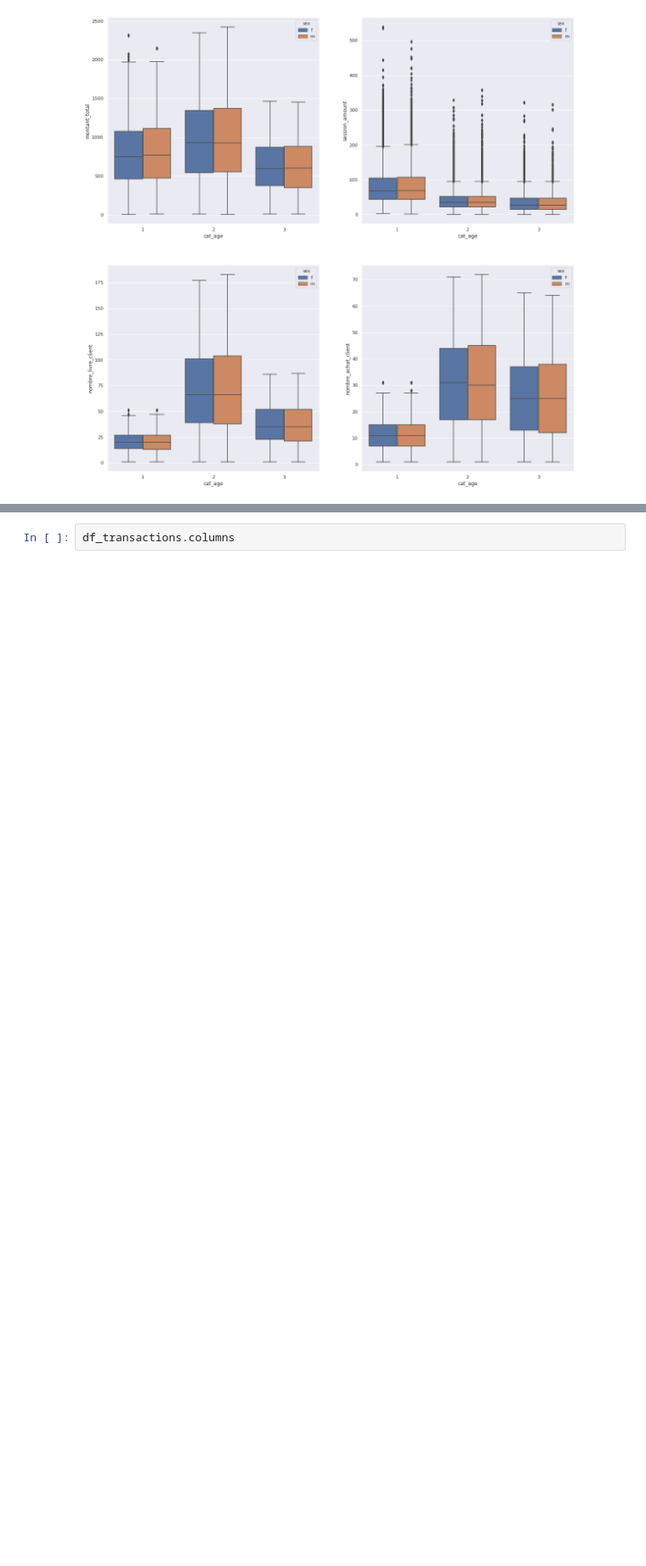
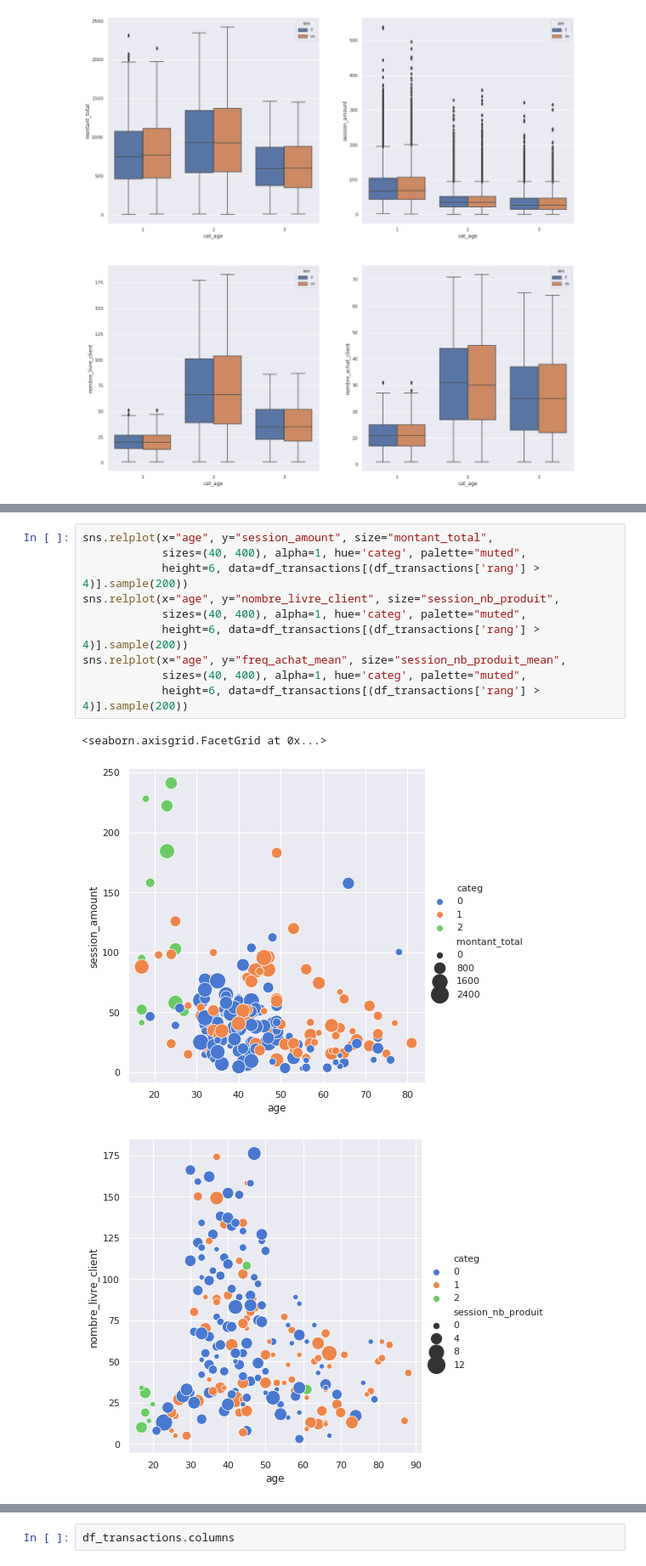
Before and after one commit to FranckDELRUE/OCR-Project-4-DAn, a Jupyter notebook: Project 4.ipynb, the cells around one changed output, grey strips where cells are left out. Shown at 85% size. Cells and saved outputs as stored; diff of their text form; blank space fills up the shorter version.

Commit message:
Analysis progress 40 % - New Figure

```diff
--- a/Project 4.ipynb
+++ b/Project 4.ipynb
@@ -1069,0 +1070,14 @@ Nous constatons que la catégorie d'age intermédiaire a une médiane la plus é
+# %%
+sns.relplot(x="age", y="session_amount", size="montant_total",
+            sizes=(40, 400), alpha=1, hue='categ', palette="muted",
+            height=6, data=df_transactions[(df_transactions['rang'] > 4)].sample(200))
+sns.relplot(x="age", y="nombre_livre_client", size="session_nb_produit",
+            sizes=(40, 400), alpha=1, hue='categ', palette="muted",
+            height=6, data=df_transactions[(df_transactions['rang'] > 4)].sample(200))
+sns.relplot(x="age", y="freq_achat_mean", size="session_nb_produit_mean",
+            sizes=(40, 400), alpha=1, hue='categ', palette="muted",
+            height=6, data=df_transactions[(df_transactions['rang'] > 4)].sample(200))
+# %% [output]
+<seaborn.axisgrid.FacetGrid at 0x...>
+[figure, added]
+[figure, added]
```
Also changed, not shown: parts of 9 cells of this notebook.
